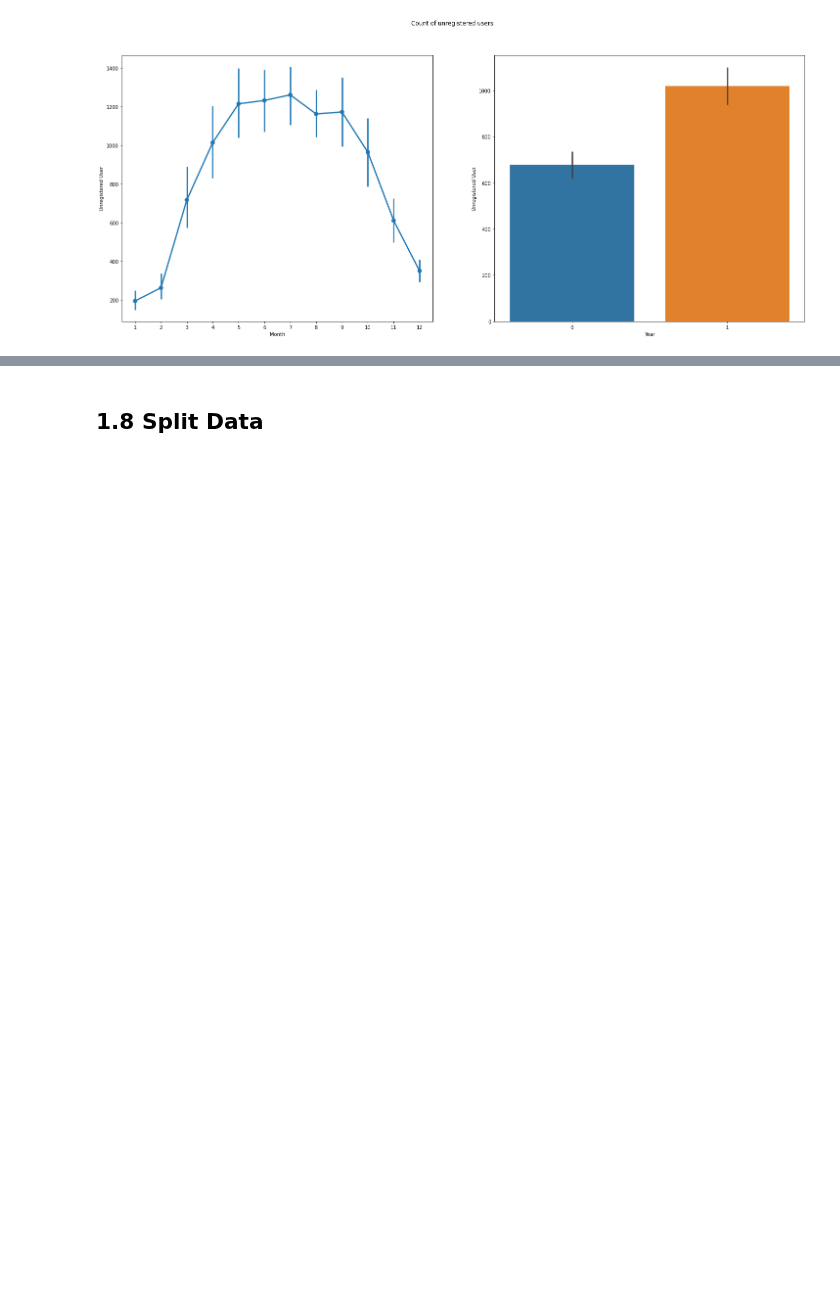
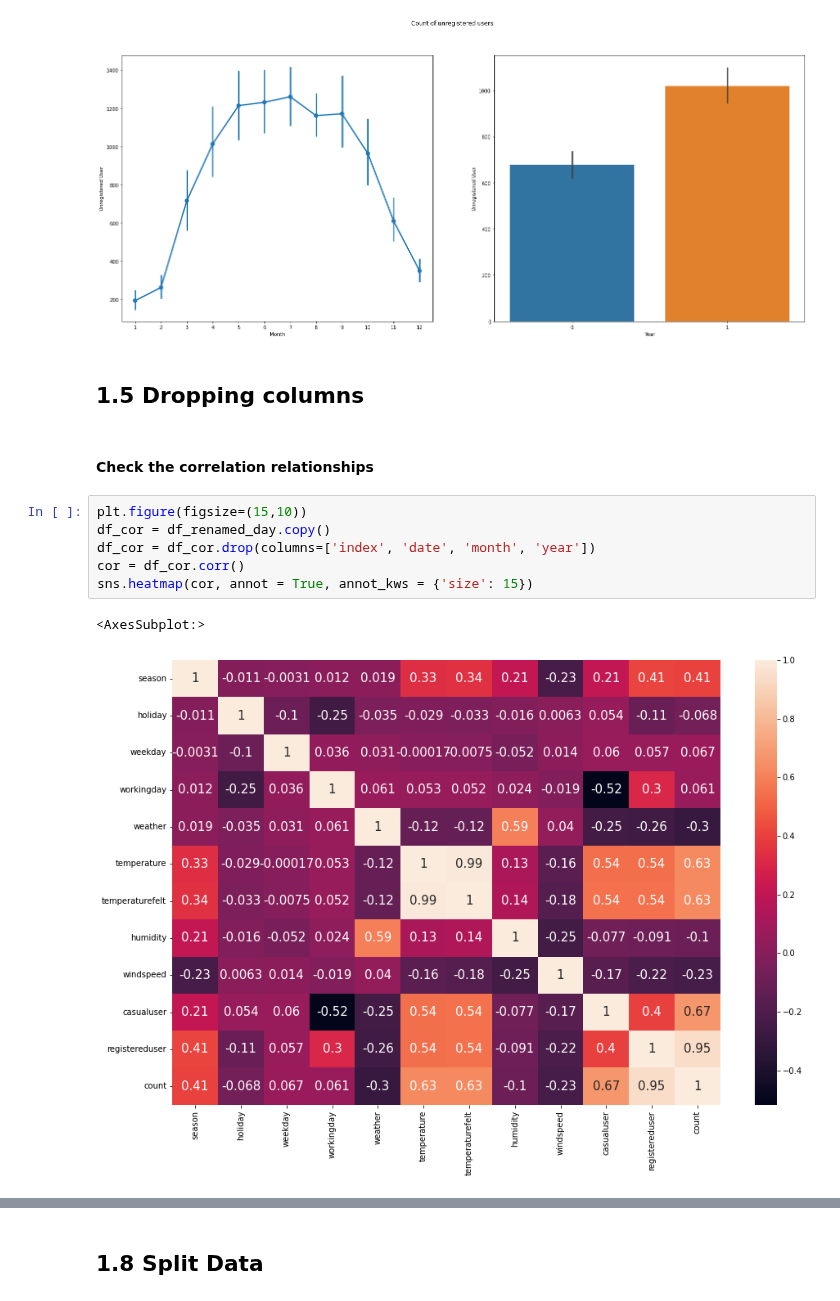
Before and after one commit to lianaling/bike-rental-forecast, a Jupyter notebook: notebooks/1.0_DataPreprocessing.ipynb, the cells around one changed output, grey strips where cells are left out. Cells and saved outputs as stored; diff of their text form; blank space fills up the shorter version.

```diff
--- a/notebooks/1.0_DataPreprocessing.ipynb
+++ b/notebooks/1.0_DataPreprocessing.ipynb
@@ -516,3 +370,16 @@ axes[1].set(xlabel = 'Year', ylabel = 'Unregistered User')
 # %% [output]
 [Text(0.5, 0, 'Year'), Text(0, 0.5, 'Unregistered User')]
 [figure]
+# %% [markdown]
+## 1.5 Dropping columns
+# %% [markdown]
+#### Check the correlation relationships
+# %%
+plt.figure(figsize=(15,10))
+df_cor = df_renamed_day.copy()
+df_cor = df_cor.drop(columns=['index', 'date', 'month', 'year'])
+cor = df_cor.corr()
+sns.heatmap(cor, annot = True, annot_kws = {'size': 15})
+# %% [output]
+<AxesSubplot:>
+[figure, added]
```
Also changed, not shown: parts of 42 cells of this notebook, 2 other files.
